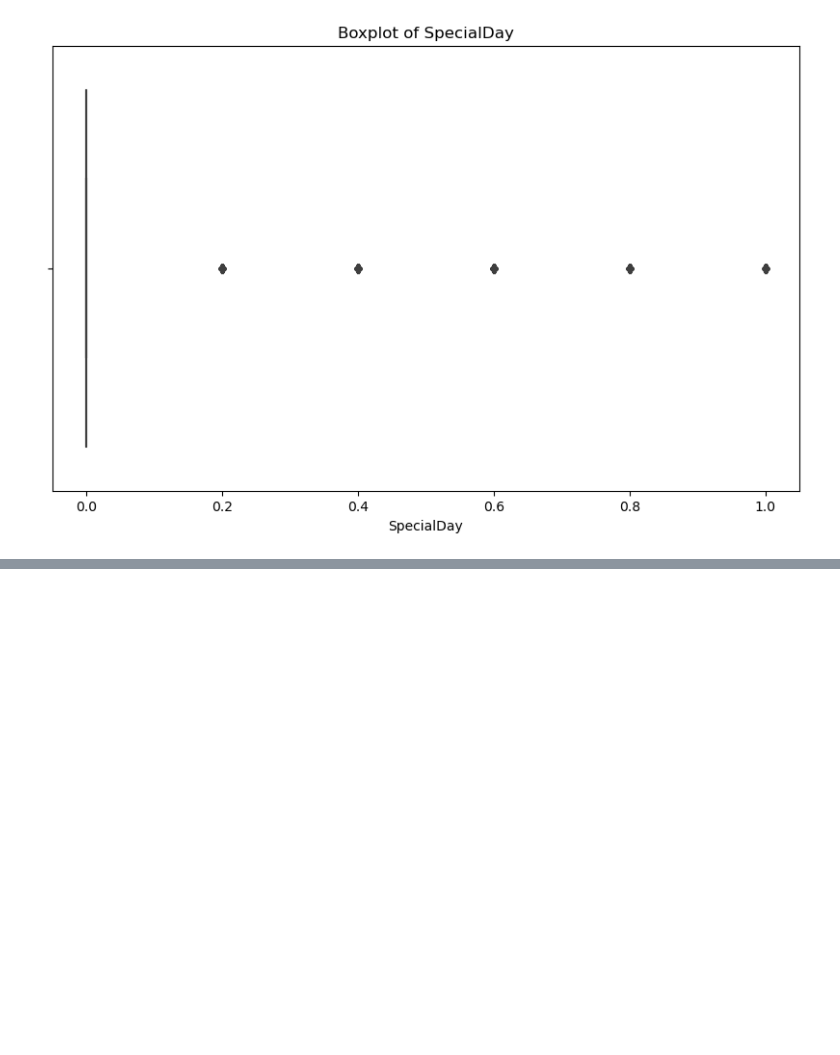
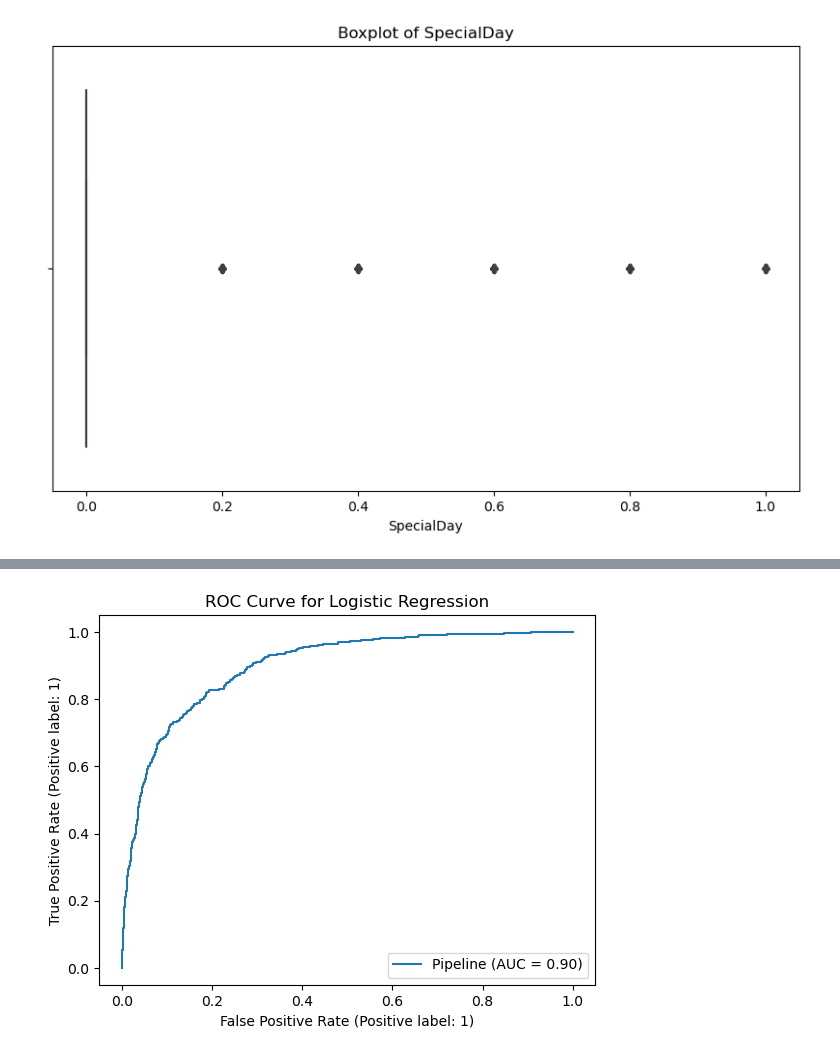
Before and after one commit to ooolychee/Project_purchase_intention, a Jupyter notebook: UCI user behavior.ipynb, the cells around one changed output, grey strips where cells are left out. Cells and saved outputs as stored; diff of their text form; code cells hidden in the pictures; blank space fills up the shorter version.

```diff
--- a/UCI user behavior.ipynb
+++ b/UCI user behavior.ipynb
@@ -463,0 +518,18 @@ PR AUC Score for XGBoost: 0.7132134604044457
+# %%
+from sklearn.metrics import plot_roc_curve
+from sklearn.linear_model import LogisticRegression
+
+log_reg_model = LogisticRegression(max_iter=1000)
+pipeline = ImbPipeline(steps=[
+    ('preprocessor', preprocessor),
+    ('sampler', SMOTE()),
+    ('classifier', log_reg_model)
+])
+
+pipeline.fit(X_train, y_train)
+
+plot_roc_curve(pipeline, X_test, y_test)
+plt.title('ROC Curve for Logistic Regression')
+plt.show()
+# %% [output]
+[figure, added]
```
Also changed, not shown: parts of 15 cells of this notebook.
